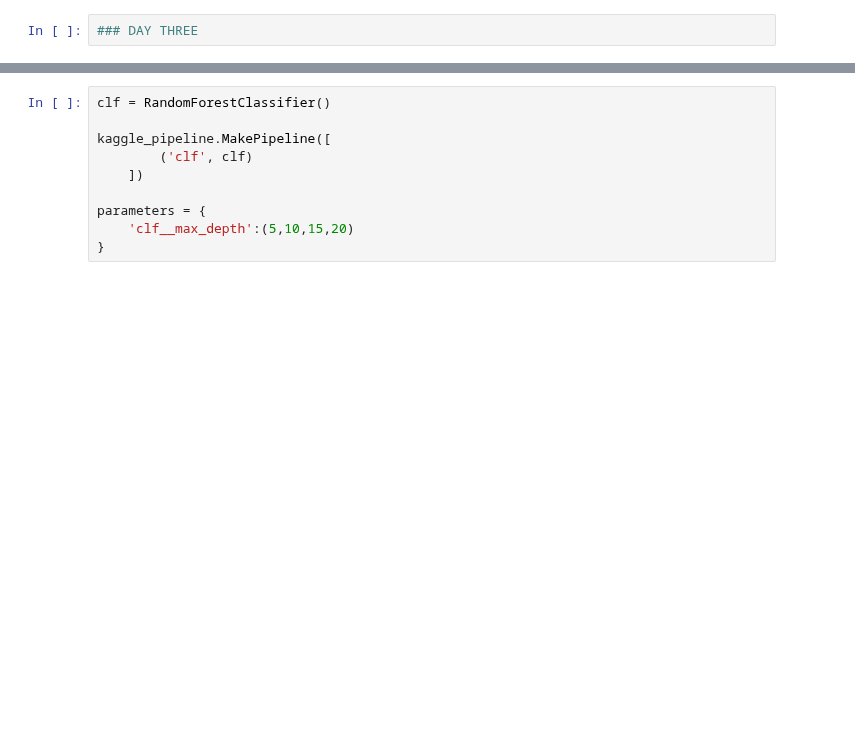
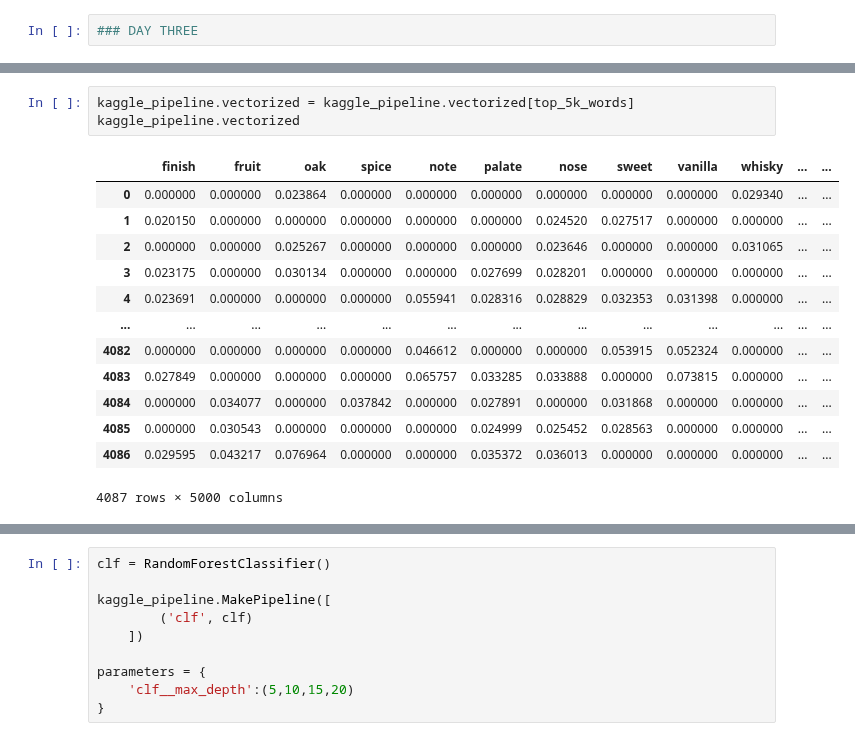
Before and after one commit to MaxTheMooshroom/DS-Unit-4-Sprint-1-NLP, a Jupyter notebook: NLP Class.ipynb, the cells around one changed output, grey strips where cells are left out. Drawn from its saved outputs; the diff is of its cells as text; blank space fills up the shorter version.

```diff
--- a/NLP Class.ipynb
+++ b/NLP Class.ipynb
@@ -319 +380,18 @@ kaggle_pipeline.Vectorize()
+# %%
+kaggle_pipeline.vectorized = kaggle_pipeline.vectorized[top_5k_words]
+kaggle_pipeline.vectorized
+# %% [output]
+|  | finish | fruit | oak | spice | note | palate | nose | sweet | vanilla | whisky | ... | ... |
+| 0 | 0.000000 | 0.000000 | 0.023864 | 0.000000 | 0.000000 | 0.000000 | 0.000000 | 0.000000 | 0.000000 | 0.029340 | ... | ... |
+| 1 | 0.020150 | 0.000000 | 0.000000 | 0.000000 | 0.000000 | 0.000000 | 0.024520 | 0.027517 | 0.000000 | 0.000000 | ... | ... |
+| 2 | 0.000000 | 0.000000 | 0.025267 | 0.000000 | 0.000000 | 0.000000 | 0.023646 | 0.000000 | 0.000000 | 0.031065 | ... | ... |
+| 3 | 0.023175 | 0.000000 | 0.030134 | 0.000000 | 0.000000 | 0.027699 | 0.028201 | 0.000000 | 0.000000 | 0.000000 | ... | ... |
+| 4 | 0.023691 | 0.000000 | 0.000000 | 0.000000 | 0.055941 | 0.028316 | 0.028829 | 0.032353 | 0.031398 | 0.000000 | ... | ... |
+| ... | ... | ... | ... | ... | ... | ... | ... | ... | ... | ... | ... | ... |
+| 4082 | 0.000000 | 0.000000 | 0.000000 | 0.000000 | 0.046612 | 0.000000 | 0.000000 | 0.053915 | 0.052324 | 0.000000 | ... | ... |
+| 4083 | 0.027849 | 0.000000 | 0.000000 | 0.000000 | 0.065757 | 0.033285 | 0.033888 | 0.000000 | 0.073815 | 0.000000 | ... | ... |
+| 4084 | 0.000000 | 0.034077 | 0.000000 | 0.037842 | 0.000000 | 0.027891 | 0.000000 | 0.031868 | 0.000000 | 0.000000 | ... | ... |
+| 4085 | 0.000000 | 0.030543 | 0.000000 | 0.000000 | 0.000000 | 0.024999 | 0.025452 | 0.028563 | 0.000000 | 0.000000 | ... | ... |
+| 4086 | 0.029595 | 0.043217 | 0.076964 | 0.000000 | 0.000000 | 0.035372 | 0.036013 | 0.000000 | 0.000000 | 0.000000 | ... | ... |
+4087 rows × 5000 columns
 # %%
```
Also changed, not shown: parts of 34 cells of this notebook, 2 other files.
